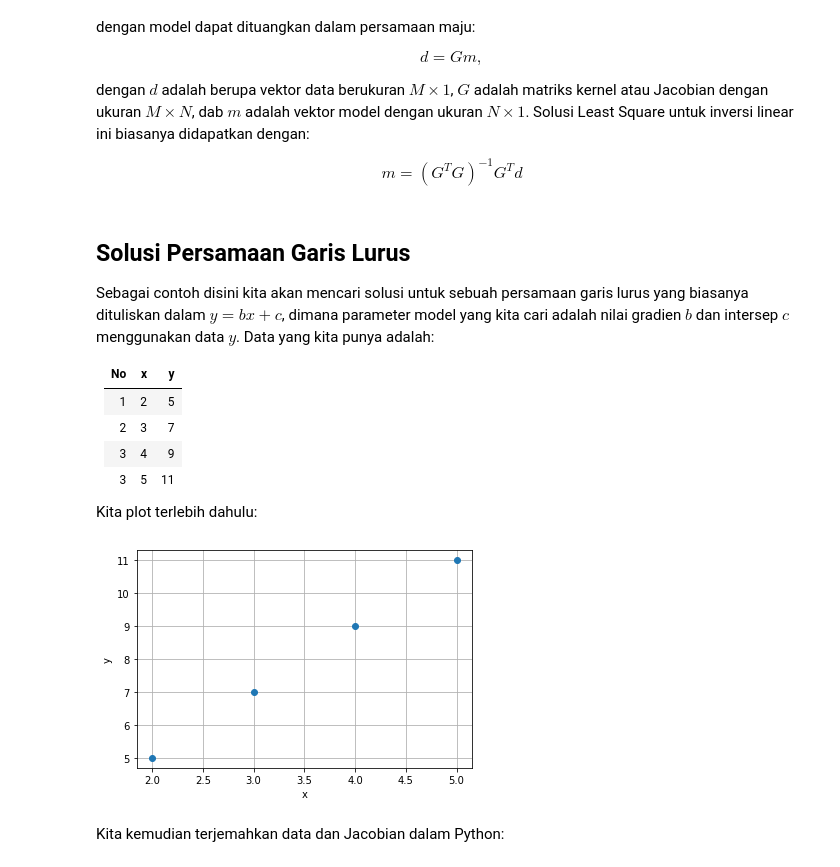
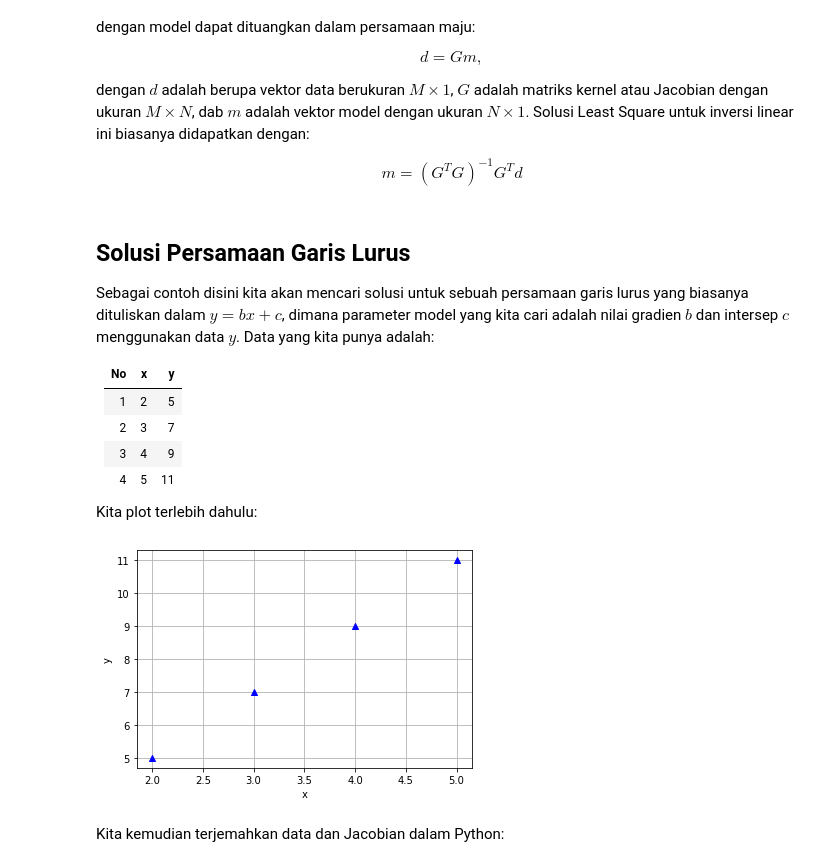
Before and after one commit to anangsahroni/python_course_sm, a Jupyter notebook: Python_Inversion.ipynb, the cells around one changed output. Drawn from its saved outputs; the diff is of its cells as text; code cells hidden in the pictures.

```diff
--- a/Python_Inversion.ipynb
+++ b/Python_Inversion.ipynb
@@ -18,21 +18,22 @@ Sebagai contoh disini kita akan mencari solusi untuk sebuah persamaan garis luru
 | 1  |  2 | 5  |
 |  2 |  3 | 7  |
 |3|4|9|
-|  3 | 5  |  11 |
+|  4 | 5  |  11 |
 
 Kita plot terlebih dahulu:
 # %%
 import matplotlib.pyplot as plt
+import numpy as np
 
 x=np.array([2,3,4,5])
 y=np.array([5,7,9,11])
 
-plt.scatter(x,y,zorder=110)
+plt.scatter(x,y,zorder=110, color="blue", marker="^")
 plt.xlabel("x")
 plt.ylabel("y")
 plt.grid(True)
 # %% [output]
-[figure, old version]
+[figure, new version]
 # %% [markdown]
 Kita kemudian terjemahkan data dan Jacobian dalam Python:
 # %%
```
Also changed, not shown: parts of 23 cells of this notebook.
